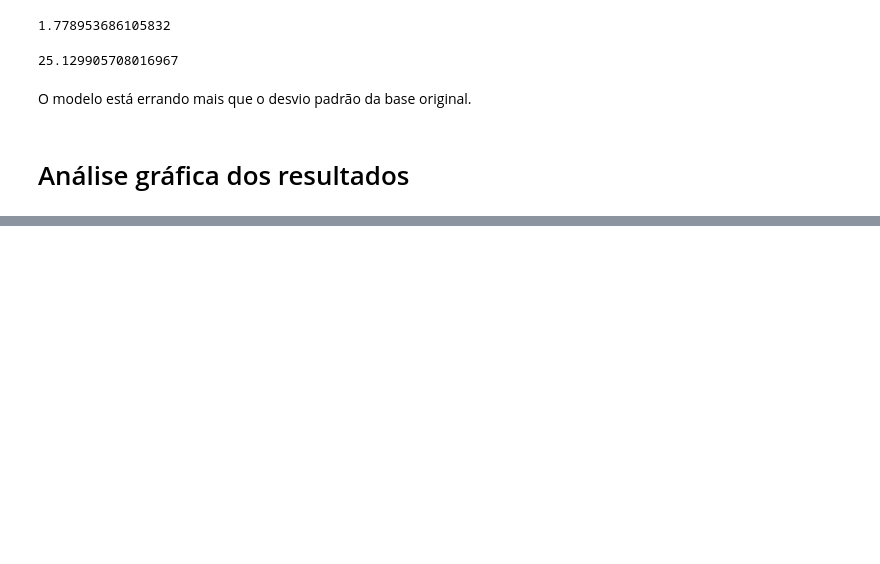
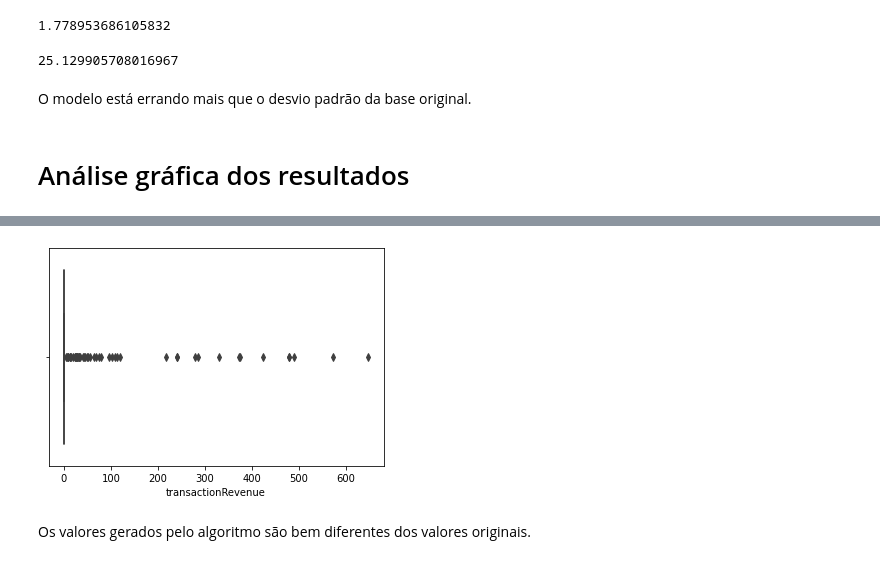
Before and after one commit to Pedro-A-D-S/Marketing-Analytics, a Jupyter notebook: revenue_google_prediction.ipynb, the cells around one changed output, grey strips where cells are left out. Saved outputs shown, nothing was run; the diff lists cells and outputs as text; code cells hidden in the pictures; blank space fills up the shorter version.

```diff
--- a/revenue_google_prediction.ipynb
+++ b/revenue_google_prediction.ipynb
@@ -699,0 +727,7 @@ O modelo está errando mais que o desvio padrão da base original.
+# %%
+ax = sns.boxplot(y_test['transactionRevenue'])
+ax = ax
+# %% [output]
+[figure, added]
+# %% [markdown]
+Os valores gerados pelo algoritmo são bem diferentes dos valores originais.
```
Also changed, not shown: parts of 5 cells of this notebook.
